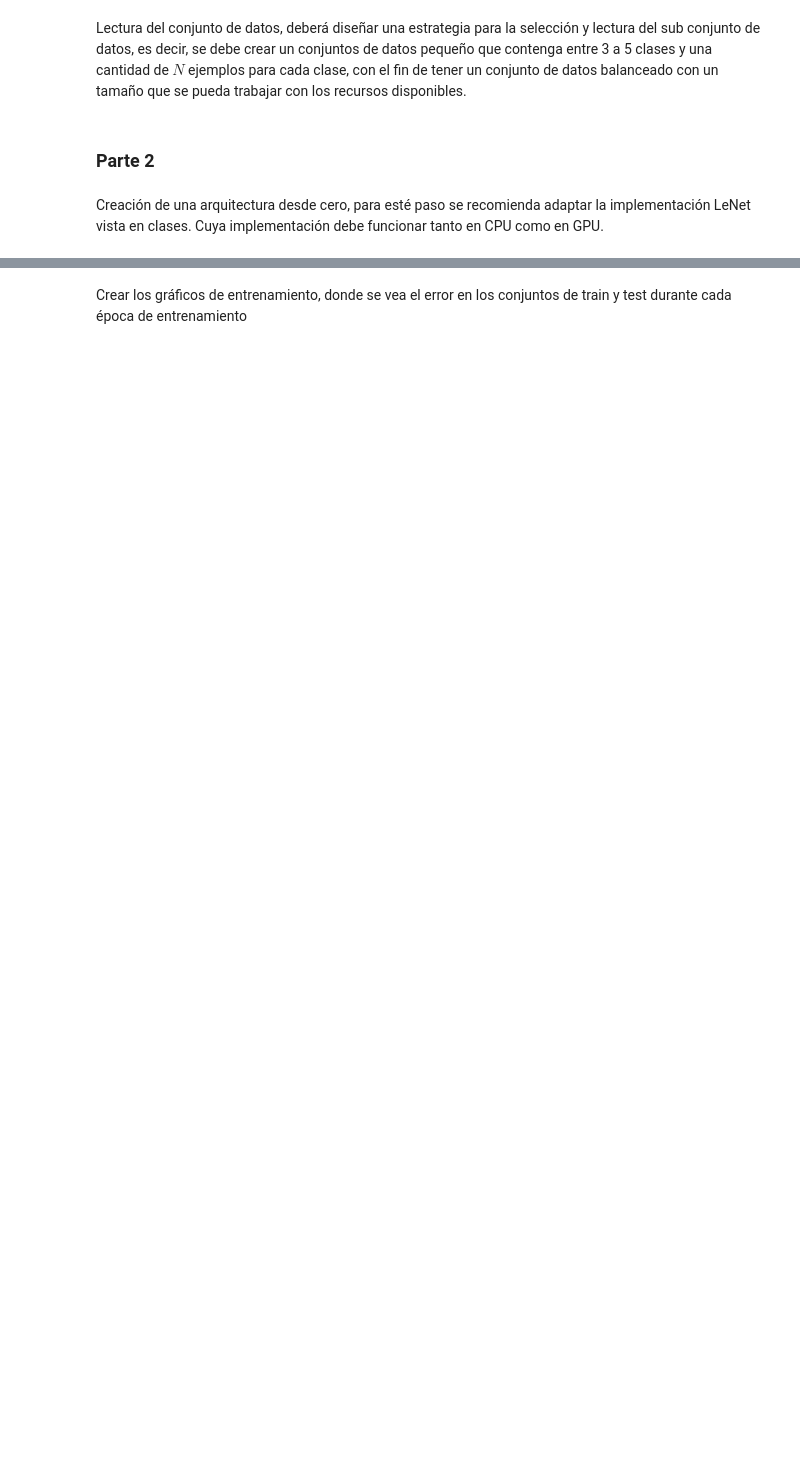
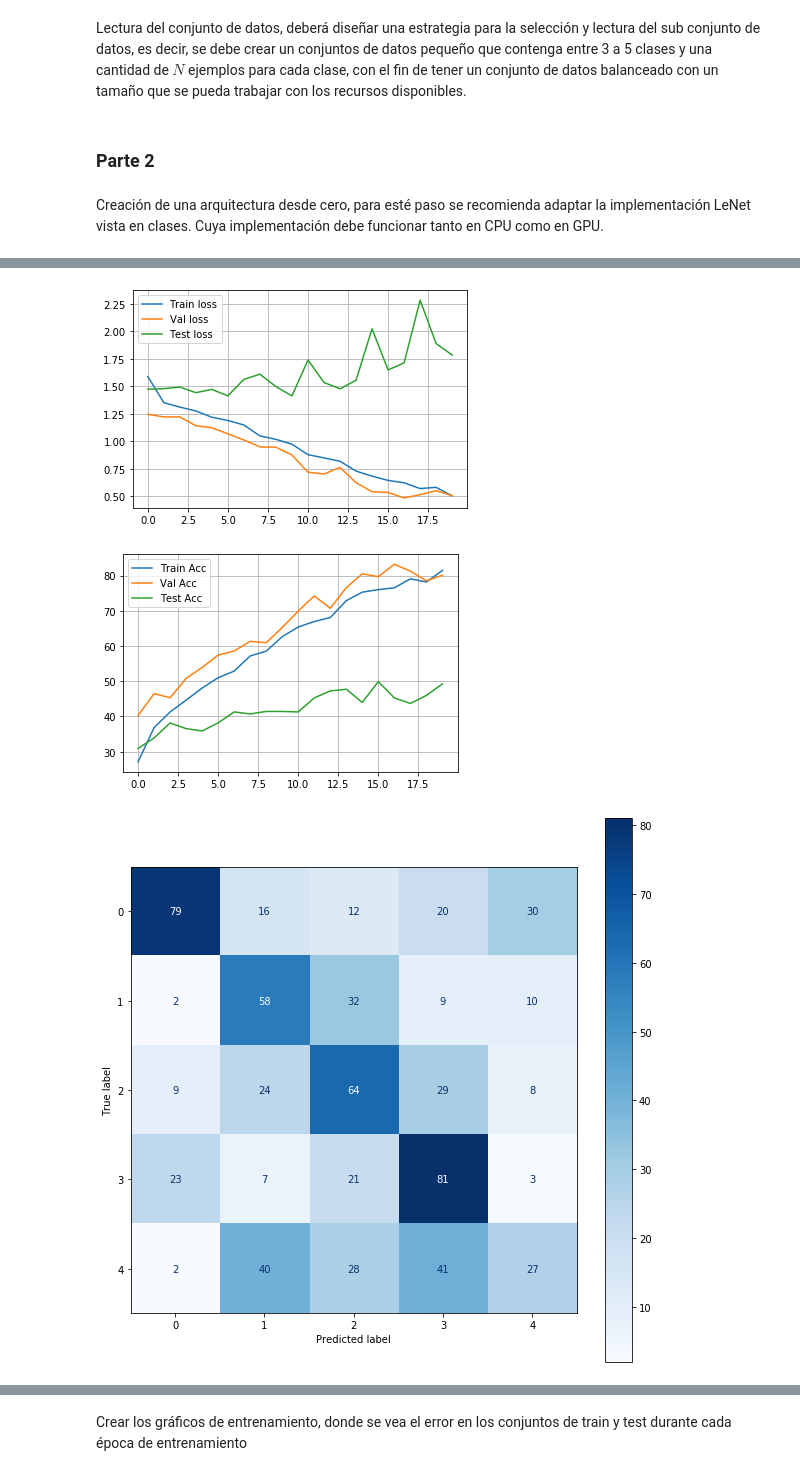
Before and after one commit to matiascoronados/deep_lab, a Jupyter notebook: deep_lab1.ipynb, the cells around one changed output, grey strips where cells are left out. Saved outputs shown, nothing was run; the diff lists cells and outputs as text; code cells hidden in the pictures; blank space fills up the shorter version.

```diff
--- a/deep_lab1.ipynb
+++ b/deep_lab1.ipynb
@@ -105,7 +107,7 @@ Lectura del conjunto de datos, deberá diseñar una estrategia para la selecció
 N = 30
 
 #Numero de iteraciones para aumentar la cantidad de imagenes.
-n_iteraciones = 5
+n_iteraciones = 15
 
 AcuraIntegraTypeR2001_dir = 'data/train/AcuraIntegraTypeR2001'
 AcuraRLSedan2012_dir = 'data/train/AcuraRLSedan2012'
@@ -313,35 +351,3 @@ def epoch_time(start_time, end_time):
     elapsed_mins = int(elapsed_time / 60)
     elapsed_secs = int(elapsed_time - (elapsed_mins * 60))
     return elapsed_mins, elapsed_secs
-# %%
-OUTPUT_DIM = 10
-model = LeNet_v3(OUTPUT_DIM)
-optimizer = optim.Adam(model.parameters())
-criterion = nn.CrossEntropyLoss()
-device = torch.device('cuda' if torch.cuda.is_available() else 'cpu')
-model = model.to(device)
-criterion = criterion.to(device)
-
-EPOCHS = 5
-epoch_loss = []
-epoch_acc = []
-
-best_valid_loss = float('inf')
-for epoch in range(EPOCHS):
-    start_time = time.monotonic()
-    train_loss, train_acc = train(model, train_iterator, optimizer, criterion, device)
-    valid_loss, valid_acc = evaluate(model, valid_iterator, criterion, device)
-    test_loss, test_acc = evaluate(model, test_iterator, criterion, device)
-
-    if valid_loss < best_valid_loss:
-        best_valid_loss = valid_loss
-        torch.save(model.state_dict(), 'tut2-model.pt')
-
-    end_time = time.monotonic()
-    epoch_mins, epoch_secs = epoch_time(start_time, end_time)
-    epoch_loss.append([train_loss,valid_loss,test_loss])
-    epoch_acc.append([train_acc*100,valid_acc*100,test_acc*100])
-    print(f'Epoch: {epoch+1:02} | Epoch Time: {epoch_mins}m {epoch_secs}s')
-    print(f'\tTrain Loss: {train_loss:.3f} | Train Acc: {train_acc*100:.2f}%')
-    print(f'\t Val. Loss: {valid_loss:.3f} |  Val. Acc: {valid_acc*100:.2f}%')
-    print(f'\tTest Loss: {test_loss:.3f} | Test Acc: {test_acc*100:.2f}%')
@@ -368,0 +426,7 @@ Epoch: 05 | Epoch Time: 0m 29s
+# %%
+lenet1 = LeNet_v1(OUTPUT_DIM)
+lenet2 = LeNet_v2(OUTPUT_DIM)
+lenet3 = LeNet_v2(OUTPUT_DIM)
+# %%
+red_cnn(lenet1,20)
+# %% [output]
@@ -368,0 +450,3 @@ Epoch: 05 | Epoch Time: 0m 29s
+[figure, added]
+[figure, added]
+[figure, added]
```
Also changed, not shown: parts of 31 cells of this notebook.
